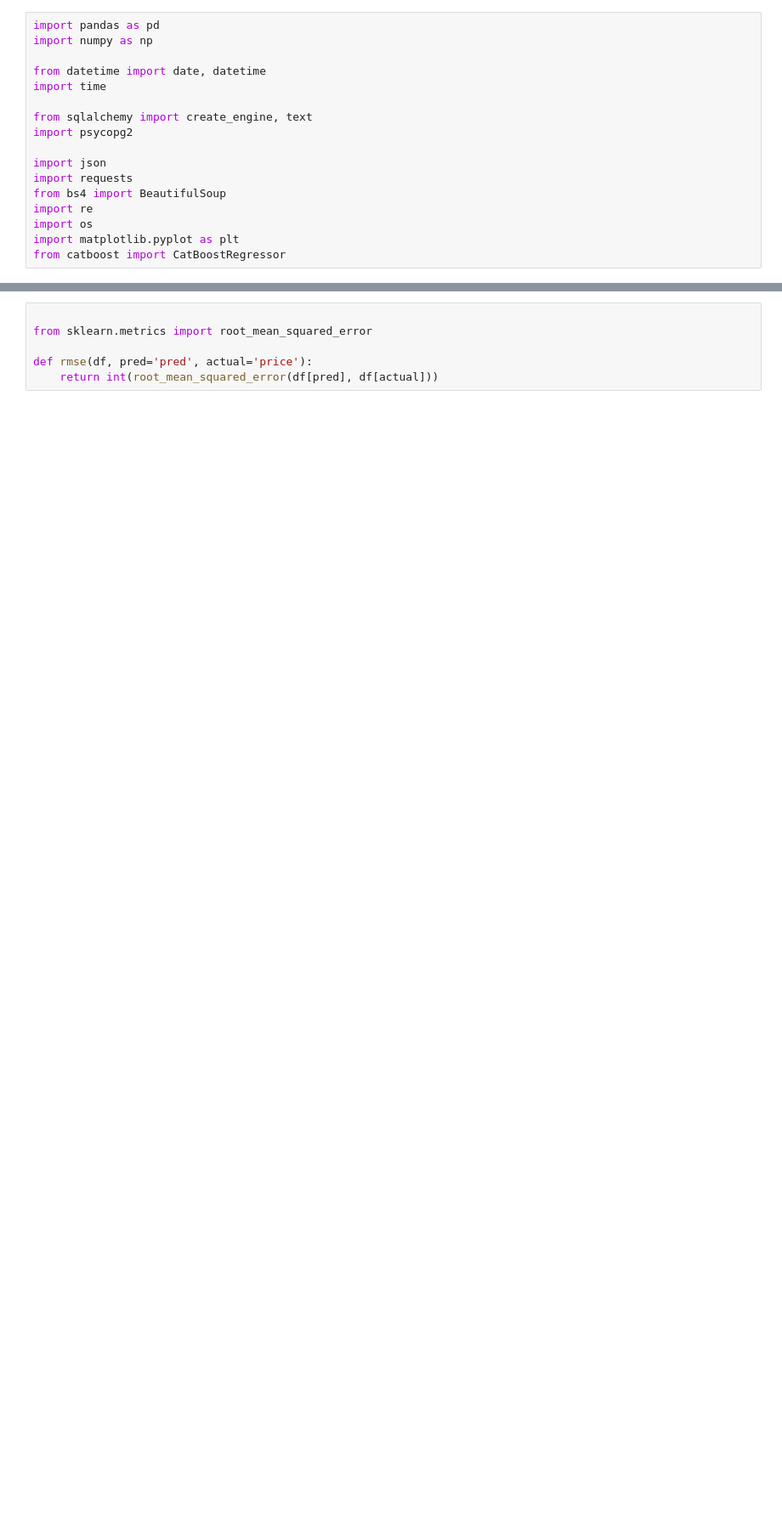
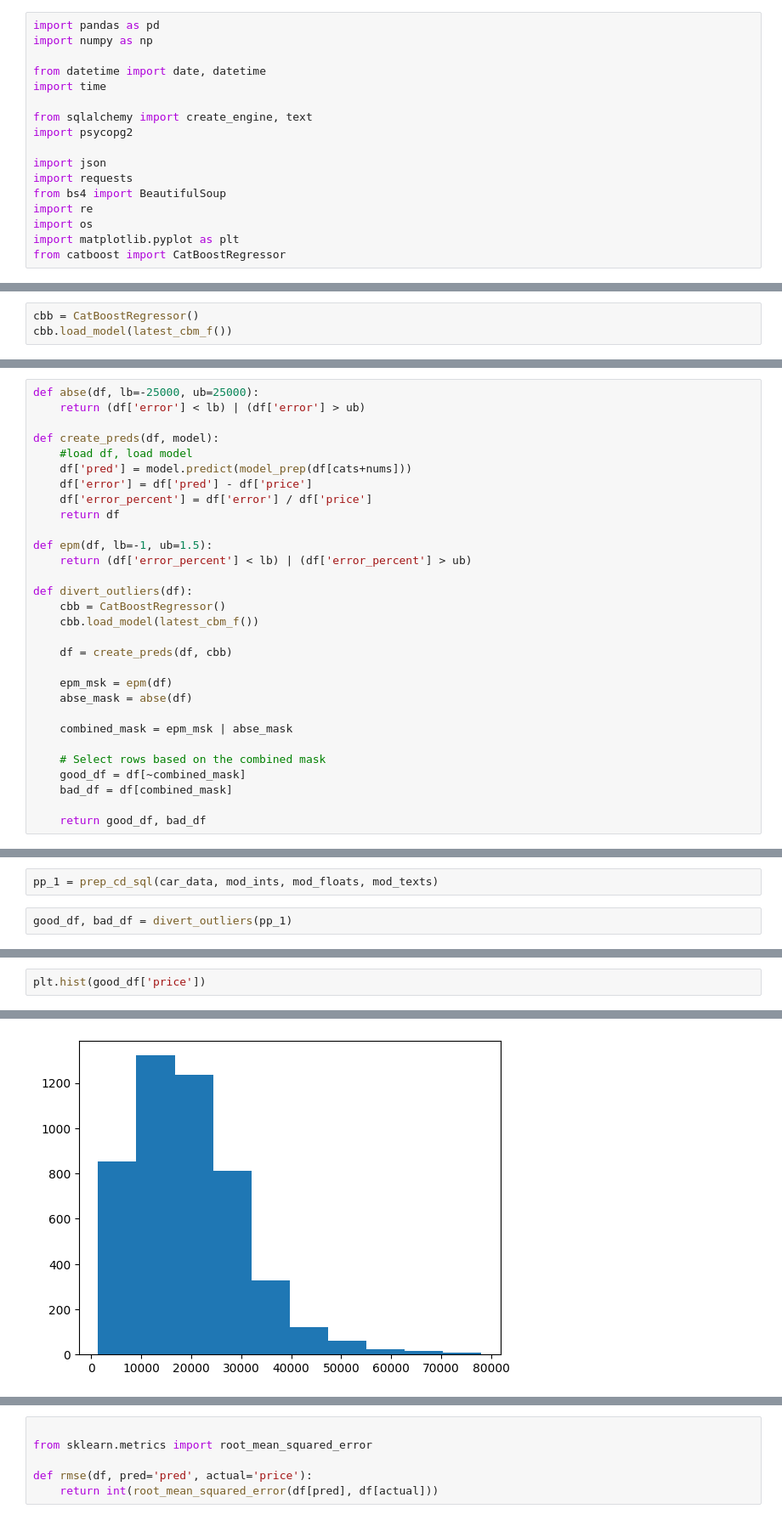
Before and after one commit to pgrts/car_proj, a Jupyter notebook: scraper/unique_combos-checkpoint.ipynb, the cells around one changed output, grey strips where cells are left out. Shown at 85% size. Cells and saved outputs as stored; diff of their text form; blank space fills up the shorter version.

Commit message:
flask, new scraper: price checks, model predictions integrated

```diff
--- a/scraper/unique_combos-checkpoint.ipynb
+++ b/scraper/unique_combos-checkpoint.ipynb
@@ -38,0 +294,3 @@ new_data
+# %%
+cbb = CatBoostRegressor()
+cbb.load_model(latest_cbm_f())
@@ -38,0 +309,30 @@ new_data
+# %%
+def abse(df, lb=-25000, ub=25000):
+    return (df['error'] < lb) | (df['error'] > ub)
+
+def create_preds(df, model):
+    #load df, load model
+    df['pred'] = model.predict(model_prep(df[cats+nums]))
+    df['error'] = df['pred'] - df['price']
+    df['error_percent'] = df['error'] / df['price']
+    return df
+
+def epm(df, lb=-1, ub=1.5):
+    return (df['error_percent'] < lb) | (df['error_percent'] > ub)
+
+def divert_outliers(df):
+    cbb = CatBoostRegressor()
+    cbb.load_model(latest_cbm_f())
+
+    df = create_preds(df, cbb)
+
+    epm_msk = epm(df)
+    abse_mask = abse(df)
+
+    combined_mask = epm_msk | abse_mask
+
+    # Select rows based on the combined mask
+    good_df = df[~combined_mask]
+    bad_df = df[combined_mask]
+
+    return good_df, bad_df
@@ -38,0 +444,4 @@ new_data
+# %%
+pp_1 = prep_cd_sql(car_data, mod_ints, mod_floats, mod_texts)
+# %%
+good_df, bad_df = divert_outliers(pp_1)
@@ -38,0 +498,3 @@ new_data
+# %%
+plt.hist(good_df['price'])
+# %% [output]
@@ -38,0 +506 @@ new_data
+[figure, added]
```
Also changed, not shown: parts of 169 cells of this notebook, 18 other files.
